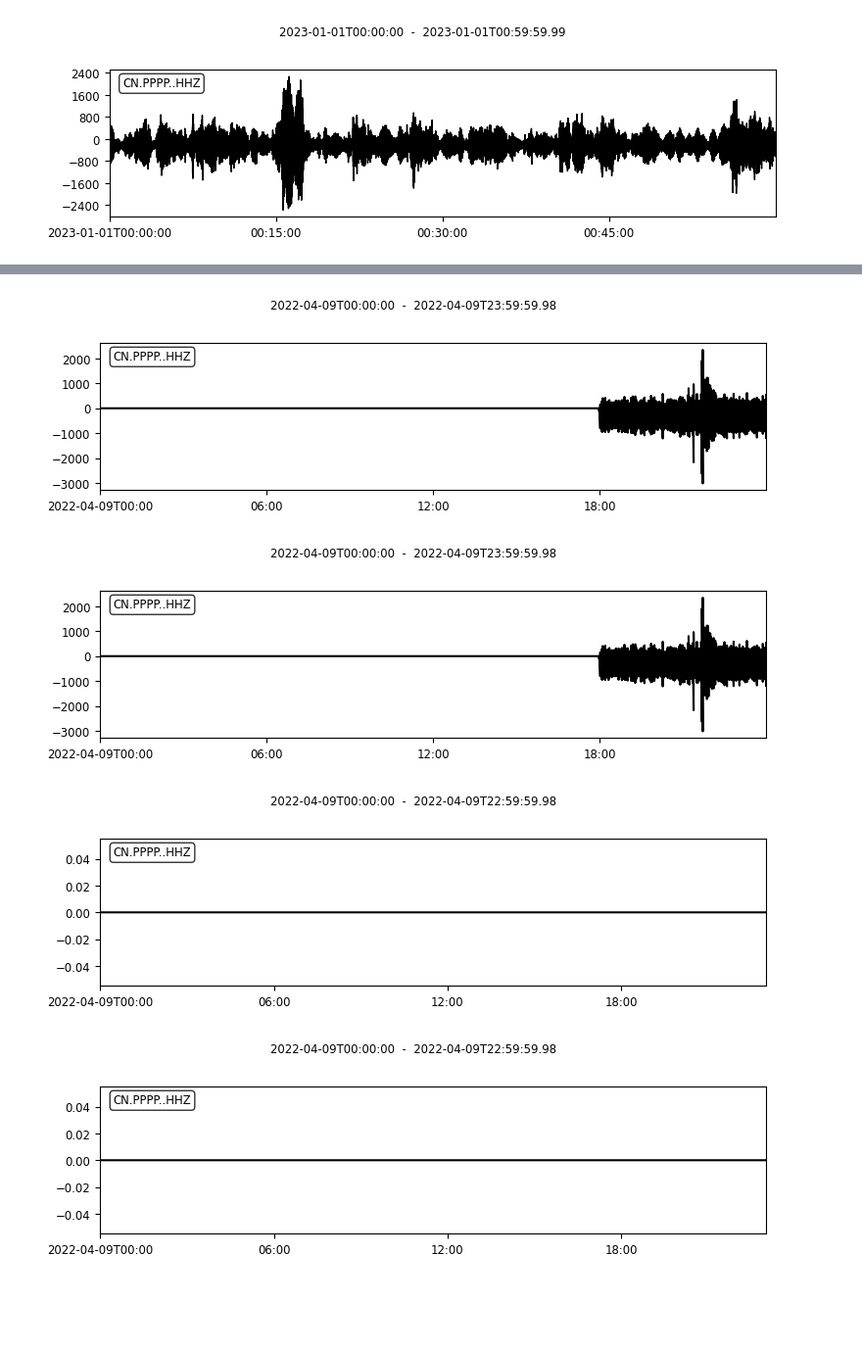
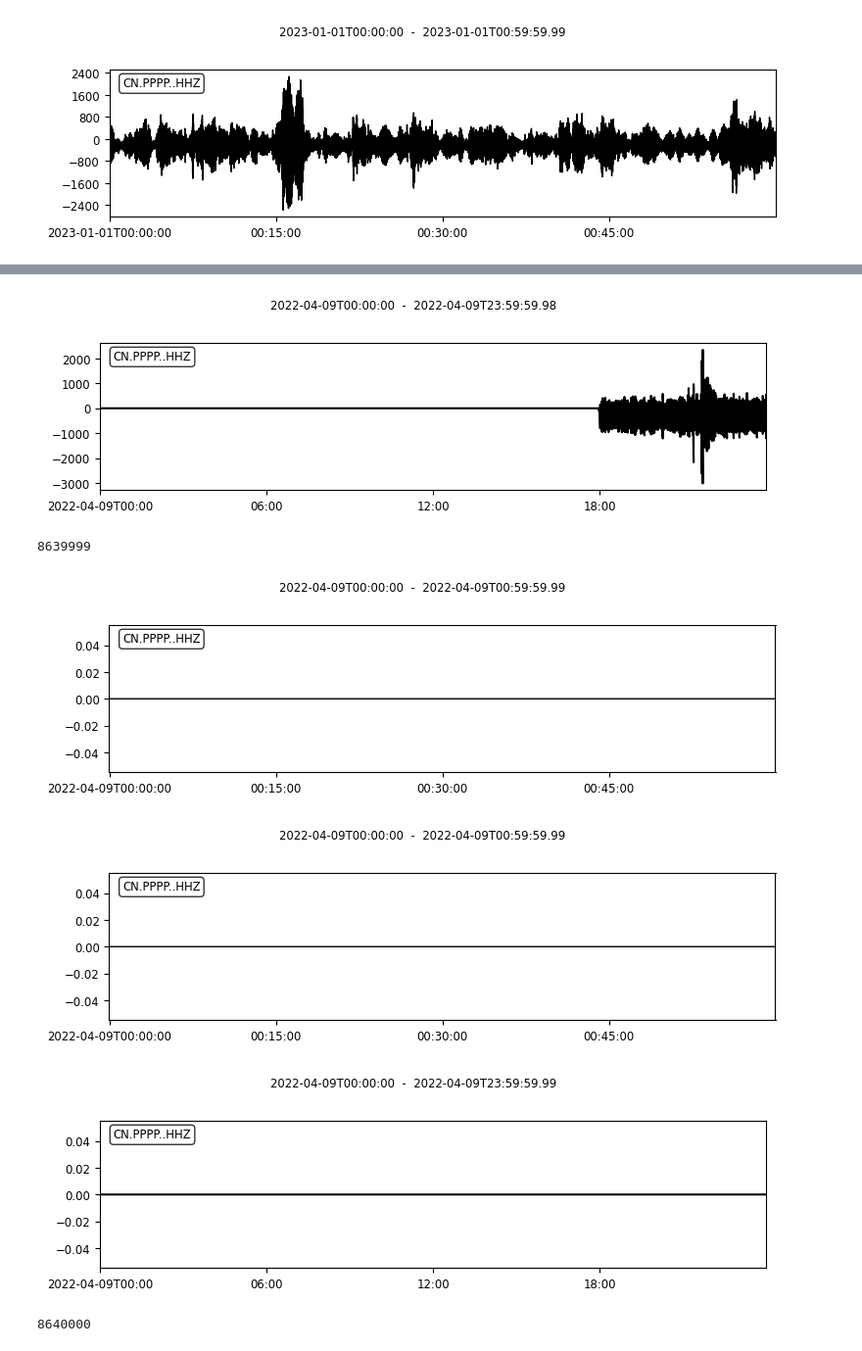
Before and after one commit to javierMoG/PopocatepetlVolcano, a Jupyter notebook: src/Pruebas.ipynb, the cells around one changed output, grey strips where cells are left out. Shown at 98% size. Cells and saved outputs as stored; diff of their text form; code cells hidden in the pictures; blank space fills up the shorter version.

```diff
--- a/src/Pruebas.ipynb
+++ b/src/Pruebas.ipynb
@@ -306,30 +365,36 @@ NameError: name 'st' is not defined
 # %%
 st_final.plot()
+len(st_final)
 # %% [output]
 [figure]
-[figure, removed]
+8639999
 # %%
-array= np.arange(0)
+array= np.zeros(360000)
 
 array = array.astype(float)
 
 st1 = obspy.core.trace.Trace(data = array)
-
 st1.stats.starttime="2022-04-09T00:00:00Z"
+#st1.stats.endtime = "2022-04-09T23:59:59.99Z"
 st1.id = "CN.PPPP..HHZ"
 st1.stats.delta = 0.01
 st1.sampling_rate = 100
 
-
 st2 = obspy.core.trace.Trace(data = array)
-
-st2.stats.starttime="2022-04-09T23:00:00Z"
+st2.stats.starttime="2022-04-09T23:00:00.00Z"
 st2.id = "CN.PPPP..HHZ"
 st2.stats.delta = 0.01
 st2.sampling_rate = 100
+st_final = obspy.Trace.__add__(self=st1, trace=st2 , fill_value=0.0)
+# %%
+st1.plot()
+# %% [output]
+[figure, added]
+[figure, added]
 # %%
 st_final = obspy.Trace.__add__(self=st1, trace=st2 , fill_value=0.0)
 st_final.plot()
+len(st_final)
 # %% [output]
-[figure, old version]
+[figure, new version]
-[figure, removed]
+8640000
```
Also changed, not shown: parts of 21 cells of this notebook.
